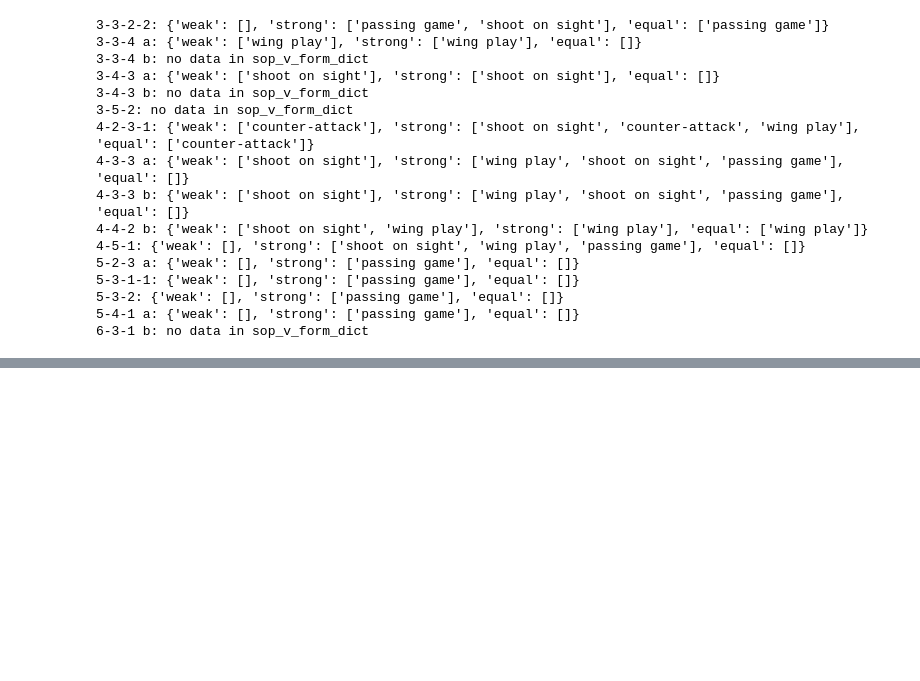
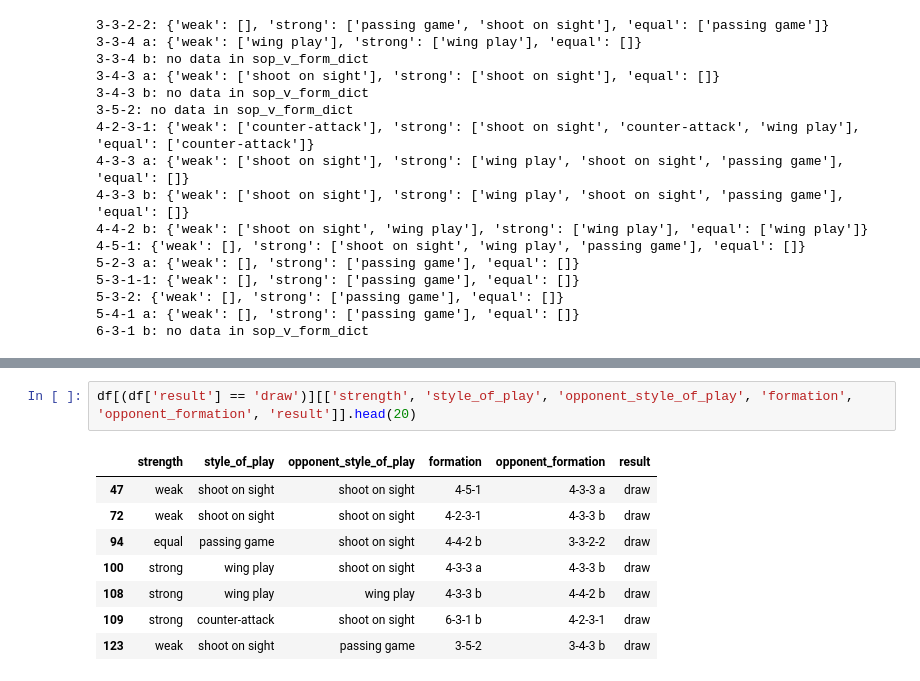
Before and after one commit to graceyudhaaa/osm-data-analysis, a Jupyter notebook: notebook/2.0-gys-tactic-recommendation.ipynb, the cells around one changed output, grey strips where cells are left out. Drawn from its saved outputs; the diff is of its cells as text; blank space fills up the shorter version.

```diff
--- a/notebook/2.0-gys-tactic-recommendation.ipynb
+++ b/notebook/2.0-gys-tactic-recommendation.ipynb
@@ -387,0 +421,11 @@ for formation in unique_formation:
+# %%
+df[(df['result'] == 'draw')][['strength', 'style_of_play', 'opponent_style_of_play', 'formation', 'opponent_formation', 'result']].head(20)
+# %% [output]
+|  | strength | style_of_play | opponent_style_of_play | formation | opponent_formation | result |
+| 47 | weak | shoot on sight | shoot on sight | 4-5-1 | 4-3-3 a | draw |
+| 72 | weak | shoot on sight | shoot on sight | 4-2-3-1 | 4-3-3 b | draw |
+| 94 | equal | passing game | shoot on sight | 4-4-2 b | 3-3-2-2 | draw |
+| 100 | strong | wing play | shoot on sight | 4-3-3 a | 4-3-3 b | draw |
+| 108 | strong | wing play | wing play | 4-3-3 b | 4-4-2 b | draw |
+| 109 | strong | counter-attack | shoot on sight | 6-3-1 b | 4-2-3-1 | draw |
+| 123 | weak | shoot on sight | passing game | 3-5-2 | 3-4-3 b | draw |
```
Also changed, not shown: parts of 2 cells of this notebook, 2 other files.
